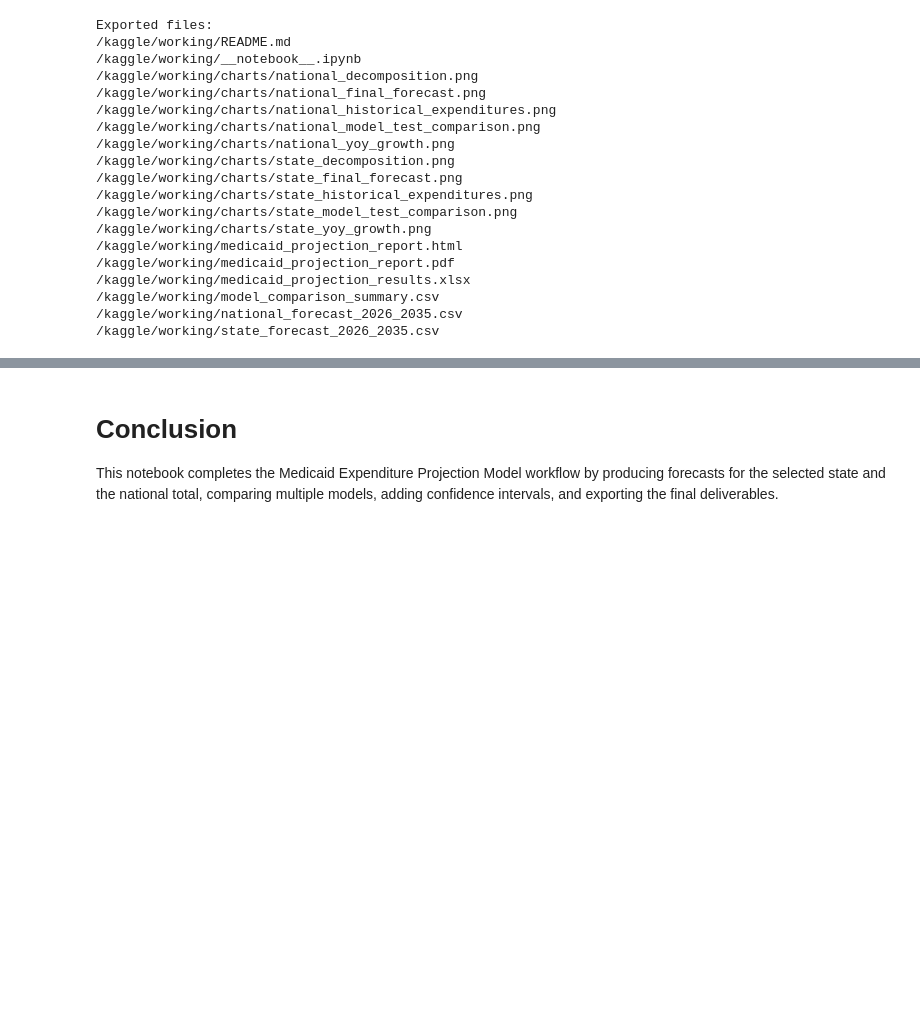
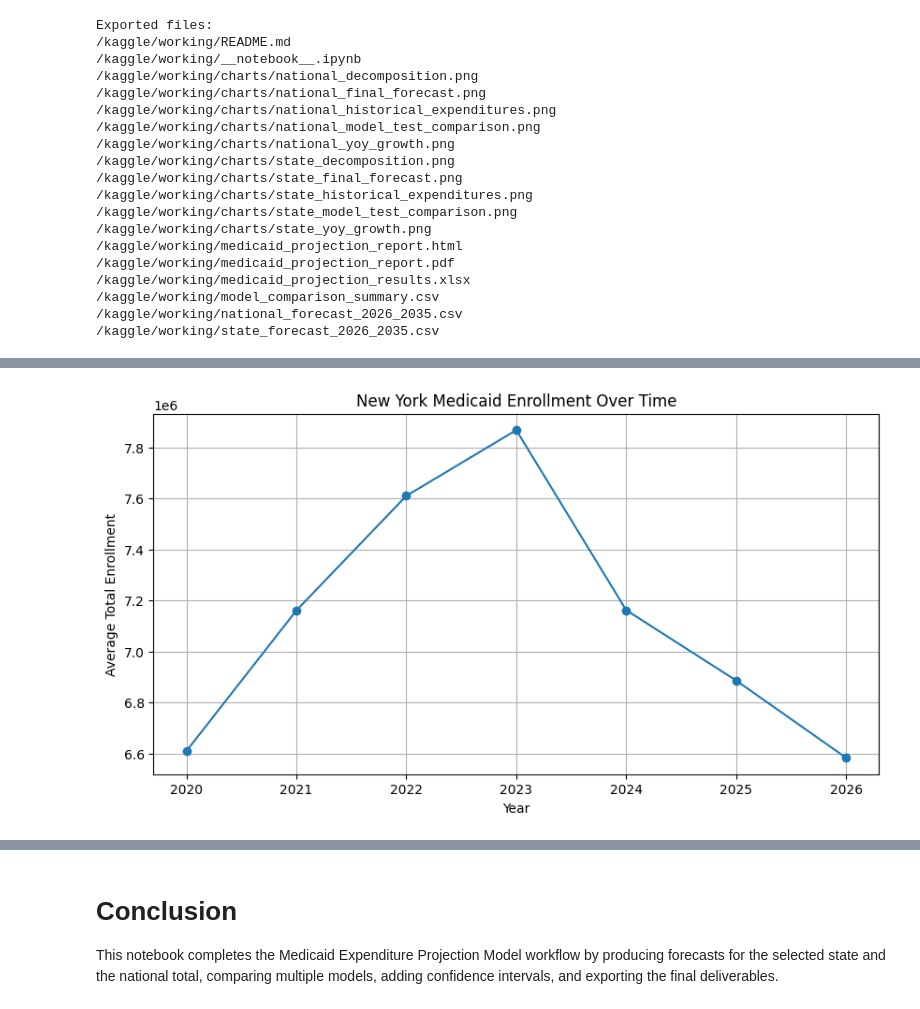
Before and after one commit to amyb79ab2-hash/Medicaid-Expenditure-Projection-Project, a Jupyter notebook: medicaid-expenditure-projection-project.ipynb, the cells around one changed output, grey strips where cells are left out. Saved outputs shown, nothing was run; the diff lists cells and outputs as text; code cells hidden in the pictures; blank space fills up the shorter version.

```diff
--- a/medicaid-expenditure-projection-project.ipynb
+++ b/medicaid-expenditure-projection-project.ipynb
@@ -951,0 +1021,11 @@ Exported files:
+# %%
+# ============================================================
+# Load enrollment dataset
+# ============================================================
+
+enrollment_df = pd.read_csv(enrollment_file)
+
+display(enrollment_df.head())
+display(enrollment_df.tail())
+
+print(enrollment_df.dtypes)
@@ -951,0 +1181,24 @@ Exported files:
+# %%
+# ============================================================
+# Visualization: Total NY Medicaid enrollment over time
+# ============================================================
+
+plt.figure(figsize=(10, 5))
+
+plt.plot(
+    annual_enrollment["year"],
+    annual_enrollment["average_total_enrollment"],
+    marker="o"
+)
+
+plt.title("New York Medicaid Enrollment Over Time")
+
+plt.xlabel("Year")
+
+plt.ylabel("Average Total Enrollment")
+
+plt.grid(True)
+
+plt.show()
+# %% [output]
+[figure, added]
```
Also changed, not shown: parts of 23 cells of this notebook.
